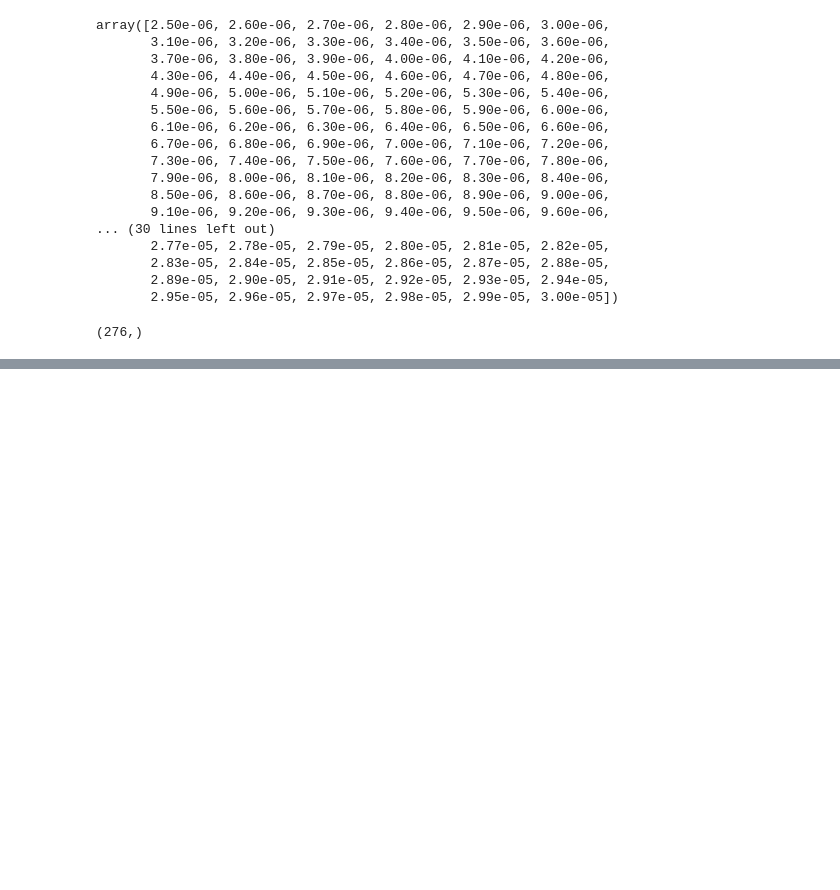
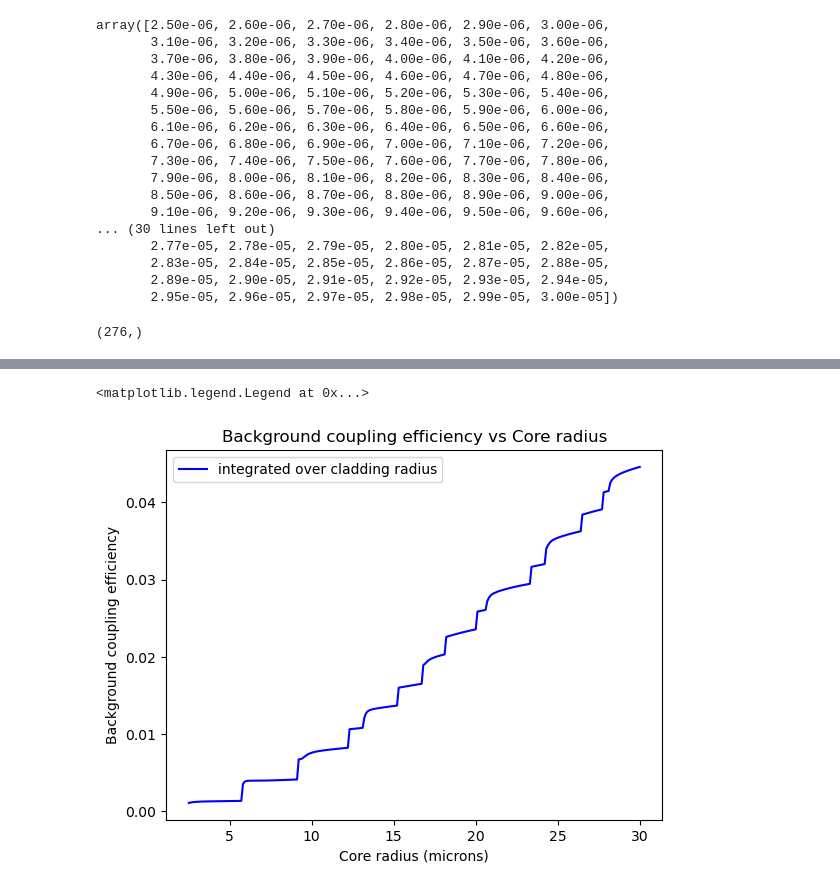
Before and after one commit to TongyueLiu/OH-Suppression-MRes-Project, a Jupyter notebook: notebooks/surface_brightness_profiles/Galaxy SNR_Estimation_2_cases.ipynb, the cells around one changed output, grey strips where cells are left out. Drawn from its saved outputs; the diff is of its cells as text; code cells hidden in the pictures; blank space fills up the shorter version.

```diff
--- a/notebooks/surface_brightness_profiles/Galaxy SNR_Estimation_2_cases.ipynb
+++ b/notebooks/surface_brightness_profiles/Galaxy SNR_Estimation_2_cases.ipynb
@@ -116,13 +116,13 @@ def function_characteristic_eq(X, V, l):
     Y = np.sqrt(V**2 - X**2) # Y is the normalised transverse propagation constant in the cladding, and must be real for guided modes (X < V)
 
     if l > 0:
-        lhs = X * jv(l + 1, X) / jv(l, X)
-        rhs = Y * kv(l + 1, Y) / kv(l, Y)
+        lhs = X * special.jv(l + 1, X) / special.jv(l, X)
+        rhs = Y * special.kv(l + 1, Y) / special.kv(l, Y)
         return lhs - rhs
 
     elif l == 0:
-        lhs = X * jv(1, X) / jv(0, X)
-        rhs = Y * kv(1, Y) / kv(0, Y)
+        lhs = X * special.jv(1, X) / special.jv(0, X)
+        rhs = Y * special.kv(1, Y) / special.kv(0, Y)
         return lhs - rhs
 
     else:
@@ -211,10 +211,10 @@ def lp_mode_field_2d(x, y, a, l, X_root, Y_root, angular="cos"):
     # Author's normalization convention:
     # core: J_l(u r/a) / J_l(u)
     # cladding: K_l(w r/a) / K_l(w)
-    E_mode[core] = fphi[core] * jv(l, X_root * rho[core])
+    E_mode[core] = fphi[core] * special.jv(l, X_root * rho[core])
 
-    Constant_C = jv(l, X_root) / kv(l, Y_root) # This constant ensures the field is continuous at r=a
-    E_mode[cladding] = fphi[cladding] * Constant_C * kv(l, Y_root * rho[cladding])
+    Constant_C = special.jv(l, X_root) / special.kv(l, Y_root) # This constant ensures the field is continuous at r=a
+    E_mode[cladding] = fphi[cladding] * Constant_C * special.kv(l, Y_root * rho[cladding])
 
     I_mode = np.abs(E_mode)**2
 
@@ -268,13 +268,13 @@ def diffraction_limited_E_field_at_fibre_2d(x, y, lam0, F_eff, alpha=0.0, E_S=1.
     # Compute s, the normalized radial coordinate in the image plane, which is used to calculate the Airy pattern.
     s = np.pi * r_image / (lam0 * F_eff)
 
-    airy_term = np.divide(2 * j1(s), s, # Airy pattern term 2*J1(s)/s, which describes the diffraction pattern of a circular aperture.
+    airy_term = np.divide(2 * special.j1(s), s, # Airy pattern term 2*J1(s)/s, which describes the diffraction pattern of a circular aperture.
         out=np.ones_like(s),
         where=s != 0   # to avoid division by zero at the centre of the PSF, where s=0. The limit of 2*j1(s)/s as s->0 is 1, which is consistent with the Airy pattern having a maximum value of 1 at the centre.
     )
 
     if alpha > 0:
-        obstruction_term = np.divide(2 * j1(alpha * s), alpha * s,
+        obstruction_term = np.divide(2 * special.j1(alpha * s), alpha * s,
             out=np.ones_like(s),
             where=(alpha * s) != 0   # to avoid division by zero at the centre of the PSF, where alpha * s = 0
         )
@@ -1177,0 +1230,12 @@ BrokenProcessPool: A task has failed to un-serialize. Please ensure that the arg
+# %%
+eta_bg_cladding = np.array([res["eta_background"] for res in results_bg_mmf])
+eta_bg_core = np.array([res["eta_background"] for res in results_bg_mmf_core])
+# %%
+plt.plot(core_radius_range_full*1e6, eta_bg_cladding, color='b', label='integrated over cladding radius')
+plt.xlabel('Core radius (microns)')
+plt.ylabel('Background coupling efficiency')
+plt.title('Background coupling efficiency vs Core radius')
+plt.legend()
+# %% [output]
+<matplotlib.legend.Legend at 0x...>
+[figure, added]
```
Also changed, not shown: parts of 19 cells of this notebook, 2 other files.
